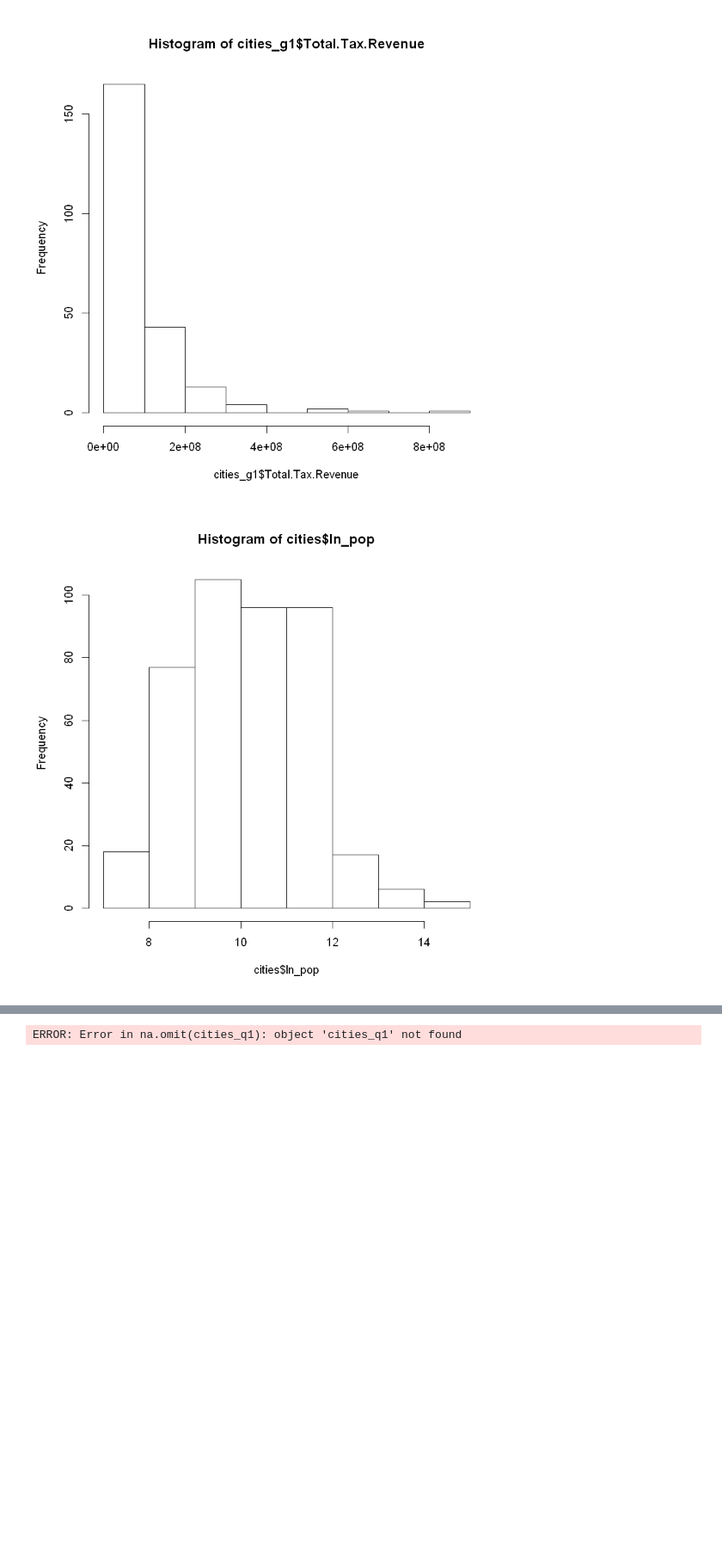
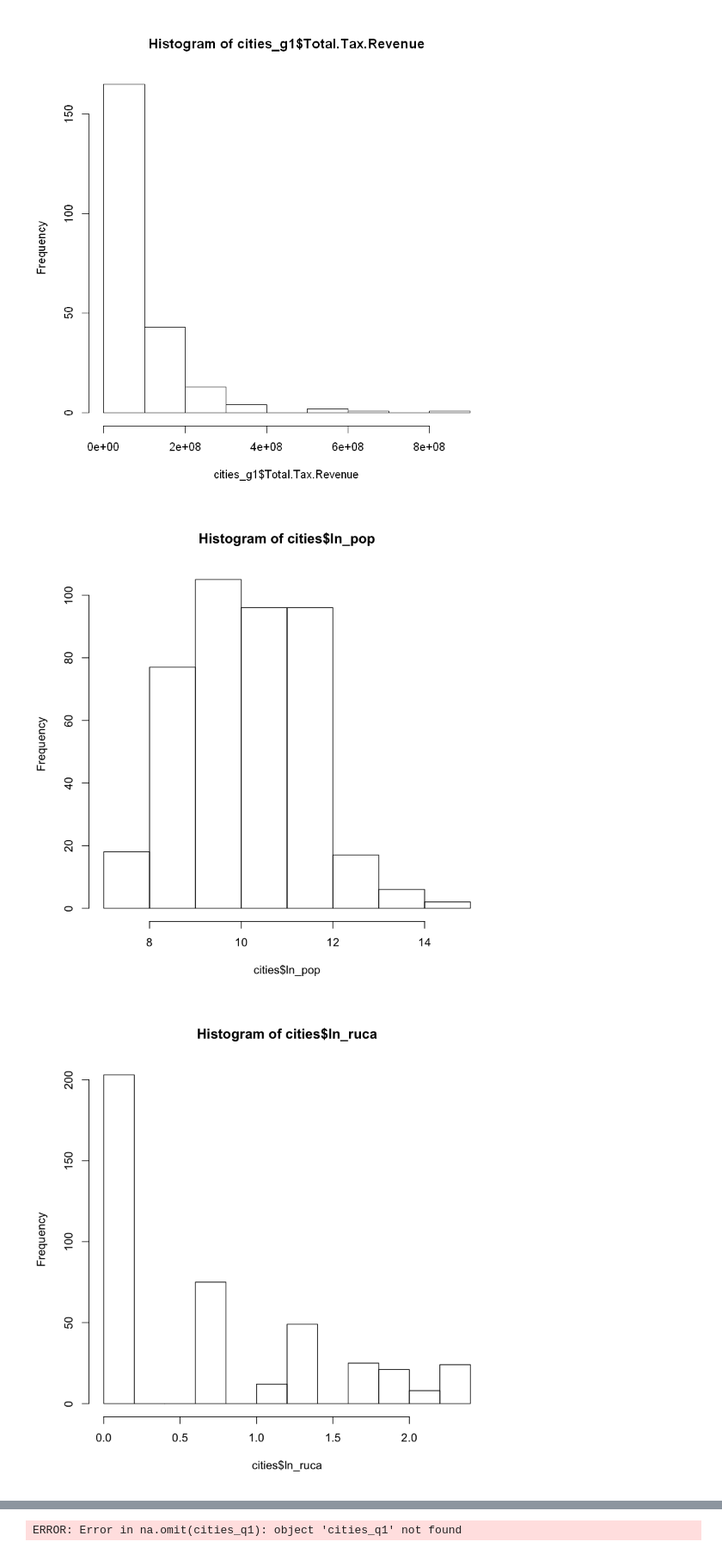
Before and after one commit to cetlab-ucsb/caeecc-energy-efficiency, a Jupyter notebook: notebooks/r-notebooks/Cities Grouping Methods.ipynb, the cells around one changed output, grey strips where cells are left out. Shown: that part at 86% size. Drawn from its saved outputs; the diff is of its cells as text; code cells hidden in the pictures; blank space fills up the shorter version.

```diff
--- a/notebooks/r-notebooks/Cities Grouping Methods.ipynb
+++ b/notebooks/r-notebooks/Cities Grouping Methods.ipynb
@@ -156,5 +145,10 @@ hist(cities_g1$Total.Tax.Revenue)
 # %%
 cities$ln_pop = log(cities$total_population)
 hist(cities$ln_pop)
+cities$ln_ruca = log(cities$ruca_average)
+hist(cities$ln_ruca)
+cities$ln_taxrev = log(cities$Total.Tax.Revenue)
+hist(cities$ln_taxrev)
 # %% [output]
-[figure, old version]
+[figure, new version]
+[figure, added]
```
Also changed, not shown: parts of 7 cells of this notebook, 3 other files.
